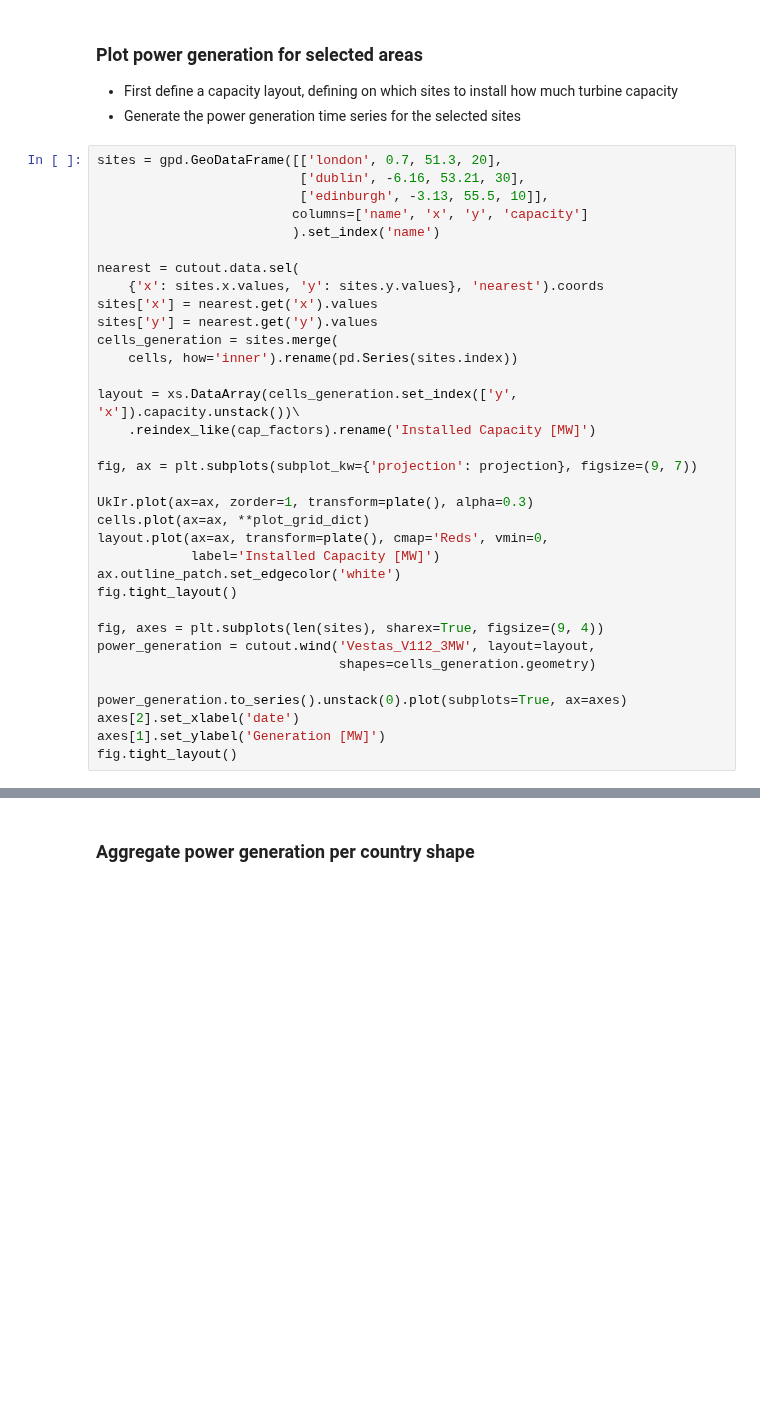
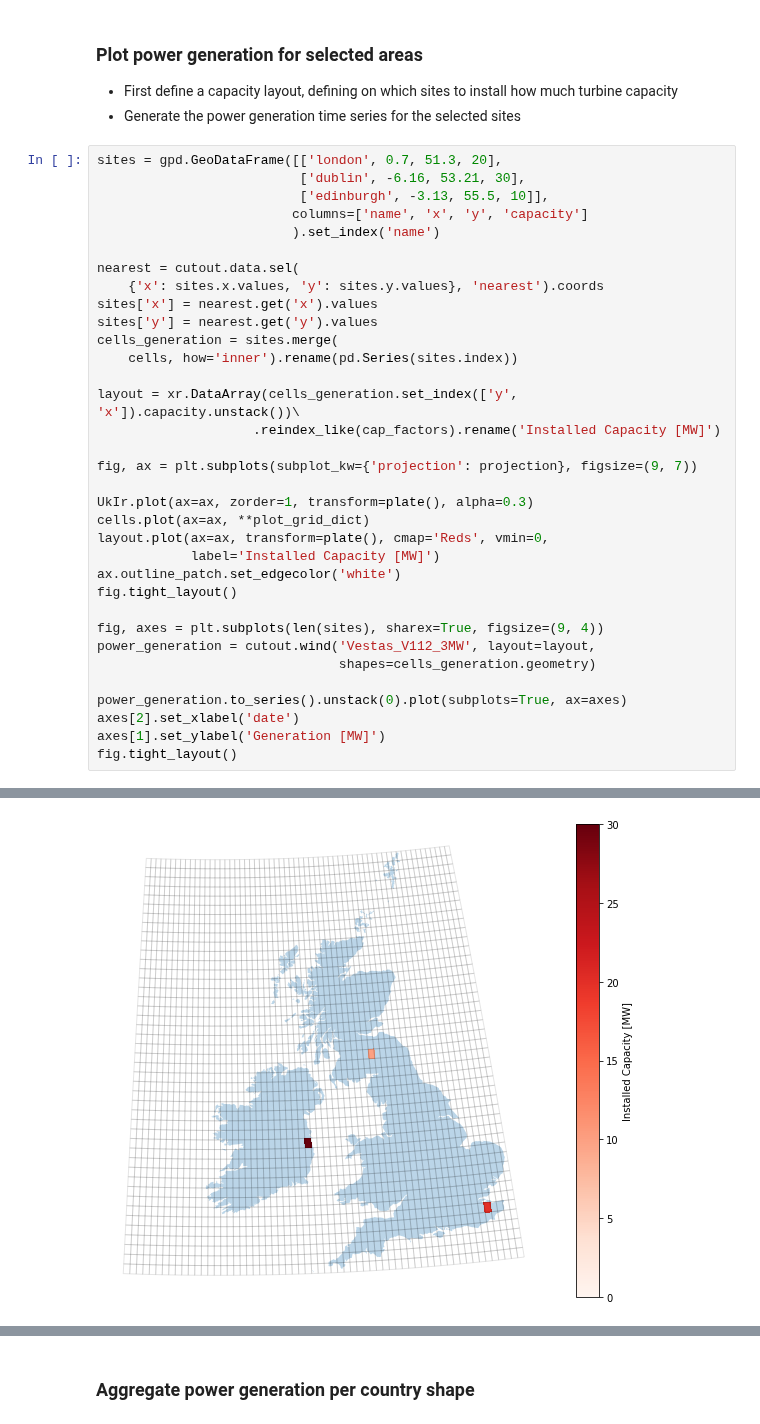
Before and after one commit to PyPSA/atlite, a Jupyter notebook: examples/plotting_with_atlite.ipynb, the cells around one changed output, grey strips where cells are left out. Cells and saved outputs as stored; diff of their text form; blank space fills up the shorter version.

```diff
--- a/examples/plotting_with_atlite.ipynb
+++ b/examples/plotting_with_atlite.ipynb
@@ -156,8 +188,8 @@ sites['y'] = nearest.get('y').values
 cells_generation = sites.merge(
     cells, how='inner').rename(pd.Series(sites.index))
 
-layout = xs.DataArray(cells_generation.set_index(['y', 'x']).capacity.unstack())\
-    .reindex_like(cap_factors).rename('Installed Capacity [MW]')
+layout = xr.DataArray(cells_generation.set_index(['y', 'x']).capacity.unstack())\
+                    .reindex_like(cap_factors).rename('Installed Capacity [MW]')
 
 fig, ax = plt.subplots(subplot_kw={'projection': projection}, figsize=(9, 7))
 
@@ -176,3 +208,4 @@ power_generation.to_series().unstack(0).plot(subplots=True, ax=axes)
 axes[2].set_xlabel('date')
 axes[1].set_ylabel('Generation [MW]')
 fig.tight_layout()
+# %% [output]
@@ -178,0 +213 @@ fig.tight_layout()
+[figure, added]
```
Also changed, not shown: parts of 8 cells of this notebook.
